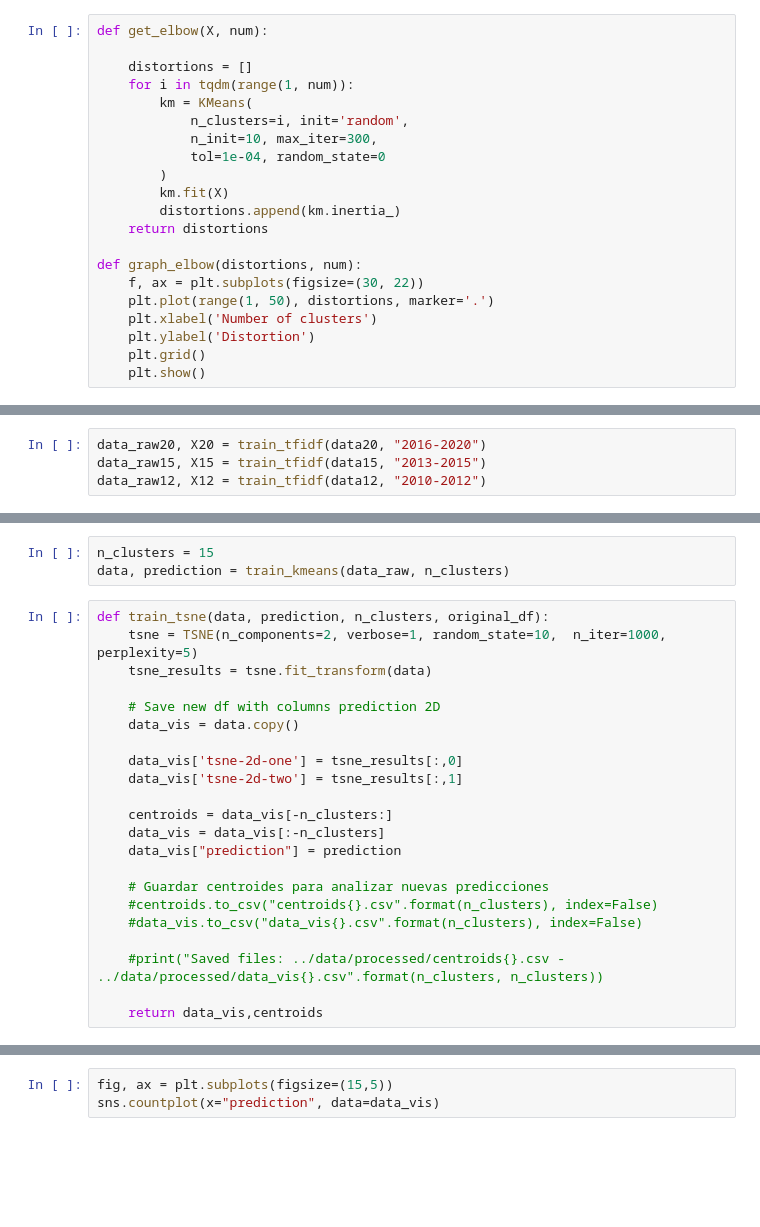
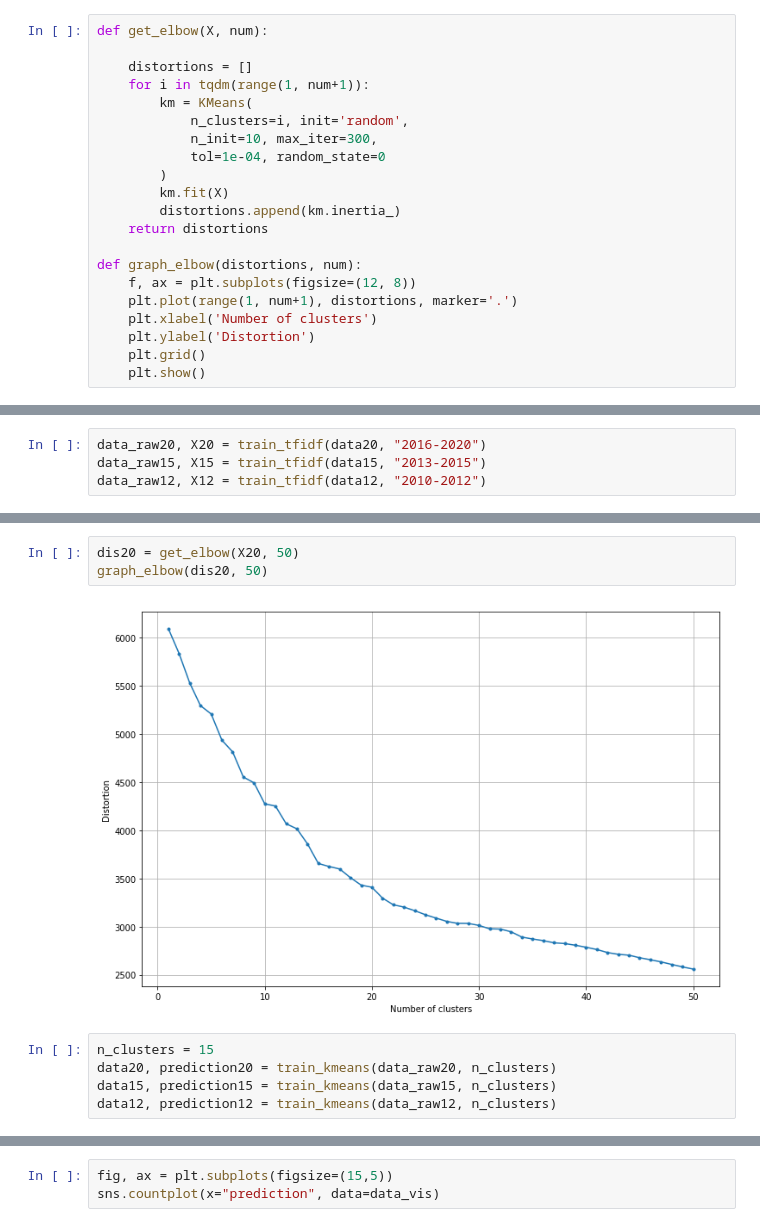
Before and after one commit to MalenaMaffei/8m-7p, a Jupyter notebook: notebooks/clustering_title.ipynb, the cells around one changed output, grey strips where cells are left out. Saved outputs shown, nothing was run; the diff lists cells and outputs as text; blank space fills up the shorter version.

```diff
--- a/notebooks/clustering_title.ipynb
+++ b/notebooks/clustering_title.ipynb
@@ -44,7 +44,7 @@ def train_kmeans(data_raw, n_clusters):
 def get_elbow(X, num):
 
     distortions = []
-    for i in tqdm(range(1, num)):
+    for i in tqdm(range(1, num+1)):
         km = KMeans(
             n_clusters=i, init='random',
             n_init=10, max_iter=300,
@@ -55,8 +55,8 @@ def get_elbow(X, num):
     return distortions
 
 def graph_elbow(distortions, num):
-    f, ax = plt.subplots(figsize=(30, 22))
-    plt.plot(range(1, 50), distortions, marker='.')
+    f, ax = plt.subplots(figsize=(12, 8))
+    plt.plot(range(1, num+1), distortions, marker='.')
     plt.xlabel('Number of clusters')
     plt.ylabel('Distortion')
     plt.grid()
@@ -82,28 +120,13 @@ plt.show()
-# %%
-n_clusters = 15
-data, prediction = train_kmeans(data_raw, n_clusters)
-# %%
-def train_tsne(data, prediction, n_clusters, original_df):
-    tsne = TSNE(n_components=2, verbose=1, random_state=10,  n_iter=1000, perplexity=5)
-    tsne_results = tsne.fit_transform(data)
-
-    # Save new df with columns prediction 2D
-    data_vis = data.copy()
-
-    data_vis['tsne-2d-one'] = tsne_results[:,0]
-    data_vis['tsne-2d-two'] = tsne_results[:,1]
-
-    centroids = data_vis[-n_clusters:]
-    data_vis = data_vis[:-n_clusters]
-    data_vis["prediction"] = prediction
-
-    # Guardar centroides para analizar nuevas predicciones
-    #centroids.to_csv("centroids{}.csv".format(n_clusters), index=False)
-    #data_vis.to_csv("data_vis{}.csv".format(n_clusters), index=False)
-
-    #print("Saved files: ../data/processed/centroids{}.csv - ../data/processed/data_vis{}.csv".format(n_clusters, n_clusters))
-
-    return data_vis,centroids
+# %%
+dis20 = get_elbow(X20, 50)
+graph_elbow(dis20, 50)
+# %% [output]
+[figure, added]
+# %%
+n_clusters = 15
+data20, prediction20 = train_kmeans(data_raw20, n_clusters)
+data15, prediction15 = train_kmeans(data_raw15, n_clusters)
+data12, prediction12 = train_kmeans(data_raw12, n_clusters)
 # %%
 data_vis, centroids = train_tsne(data, prediction, n_clusters, data20)
 # %% [output]
```
Also changed, not shown: parts of 8 cells of this notebook.
